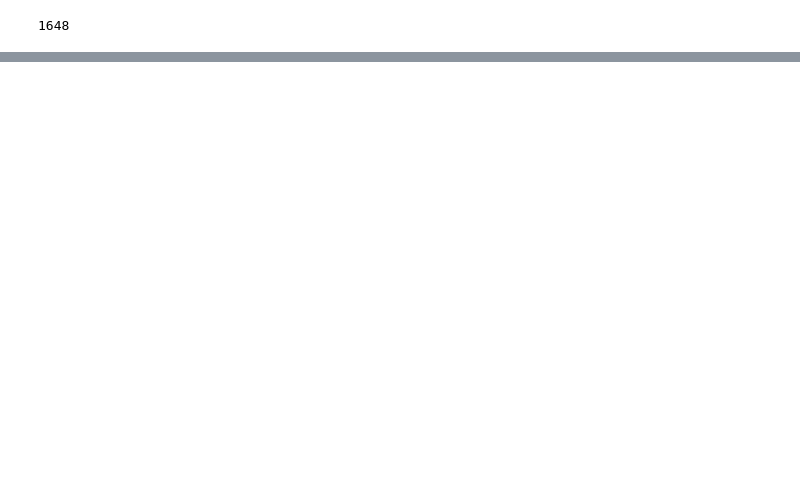
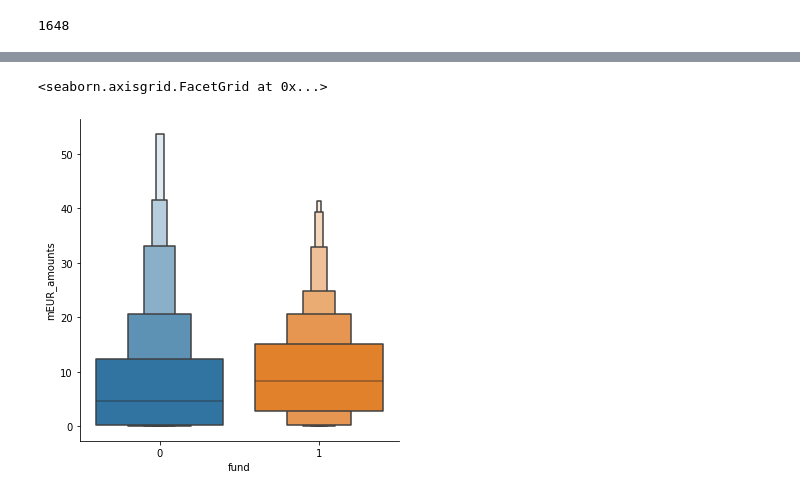
Before and after one commit to Athena84/fmo, a Jupyter notebook: NLP/Visualisation.ipynb, the cells around one changed output, grey strips where cells are left out. Cells and saved outputs as stored; diff of their text form; code cells hidden in the pictures; blank space fills up the shorter version.

```diff
--- a/NLP/Visualisation.ipynb
+++ b/NLP/Visualisation.ipynb
@@ -110,0 +125,5 @@ plt.show()
+# %%
+sns.catplot(x="fund", y="mEUR_amounts", kind="boxen", data=df, showfliers = False)
+# %% [output]
+<seaborn.axisgrid.FacetGrid at 0x...>
+[figure, added]
```
Also changed, not shown: parts of 22 cells of this notebook, 1 other file.
